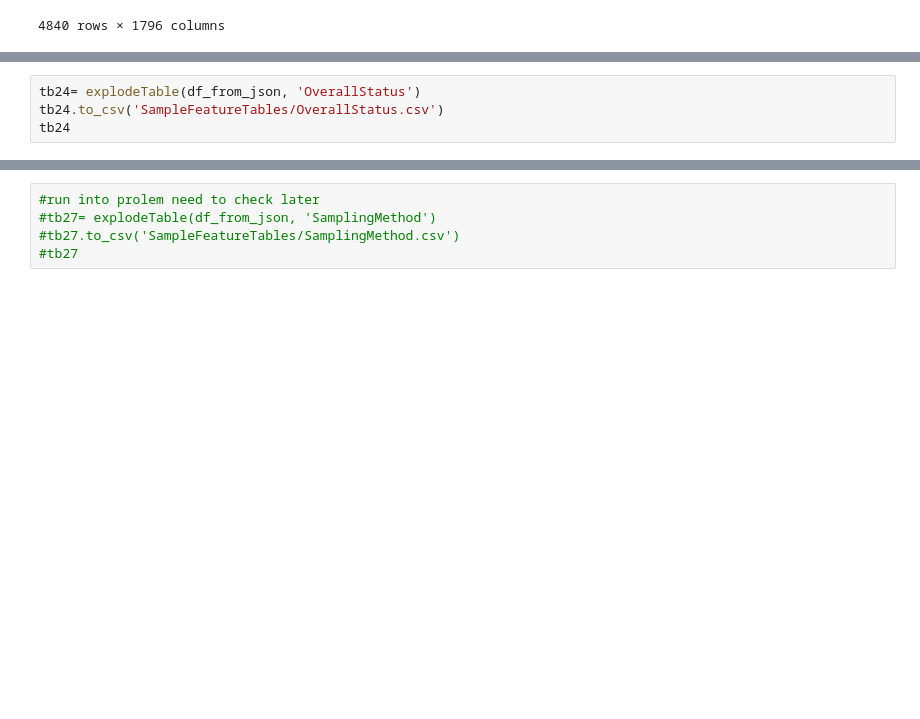
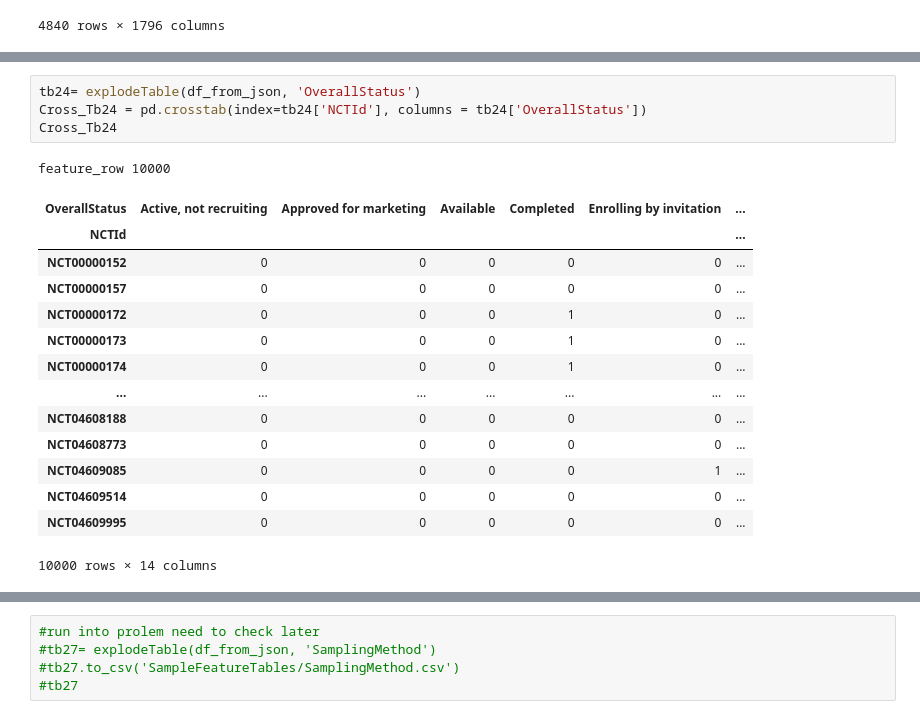
Before and after one commit to sigkarmoil/Clinical_Trial_Machine_Learning, a Jupyter notebook: Codes/Explode_02.ipynb, the cells around one changed output, grey strips where cells are left out. Saved outputs shown, nothing was run; the diff lists cells and outputs as text; blank space fills up the shorter version.

```diff
--- a/Codes/Explode_02.ipynb
+++ b/Codes/Explode_02.ipynb
@@ -446,6 +522,22 @@ tb23
 # %%
 tb24= explodeTable(df_from_json, 'OverallStatus')
-tb24.to_csv('SampleFeatureTables/OverallStatus.csv')
-tb24
+Cross_Tb24 = pd.crosstab(index=tb24['NCTId'], columns = tb24['OverallStatus'])
+Cross_Tb24
+# %% [output]
+feature_row 10000
+| OverallStatus | Active, not recruiting | Approved for marketing | Available | Completed | Enrolling by invitation | ... |
+| NCTId |  |  |  |  |  | ... |
+| NCT00000152 | 0 | 0 | 0 | 0 | 0 | ... |
+| NCT00000157 | 0 | 0 | 0 | 0 | 0 | ... |
+| NCT00000172 | 0 | 0 | 0 | 1 | 0 | ... |
+| NCT00000173 | 0 | 0 | 0 | 1 | 0 | ... |
+| NCT00000174 | 0 | 0 | 0 | 1 | 0 | ... |
+| ... | ... | ... | ... | ... | ... | ... |
+| NCT04608188 | 0 | 0 | 0 | 0 | 0 | ... |
+| NCT04608773 | 0 | 0 | 0 | 0 | 0 | ... |
+| NCT04609085 | 0 | 0 | 0 | 0 | 1 | ... |
+| NCT04609514 | 0 | 0 | 0 | 0 | 0 | ... |
+| NCT04609995 | 0 | 0 | 0 | 0 | 0 | ... |
+10000 rows × 14 columns
 # %%
 tb25= explodeTable(df_from_json, 'PatientRegistry')
```
Also changed, not shown: parts of 10 cells of this notebook.
